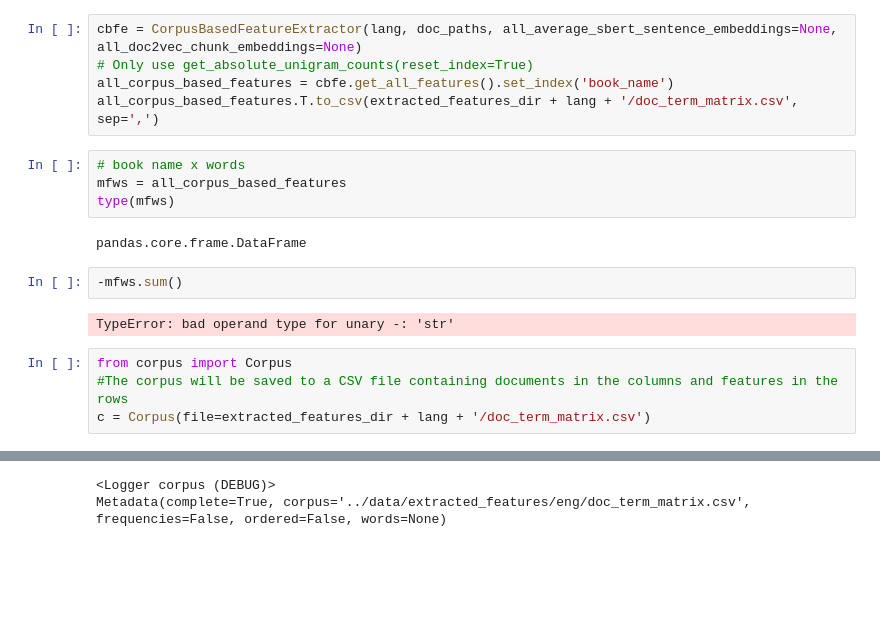
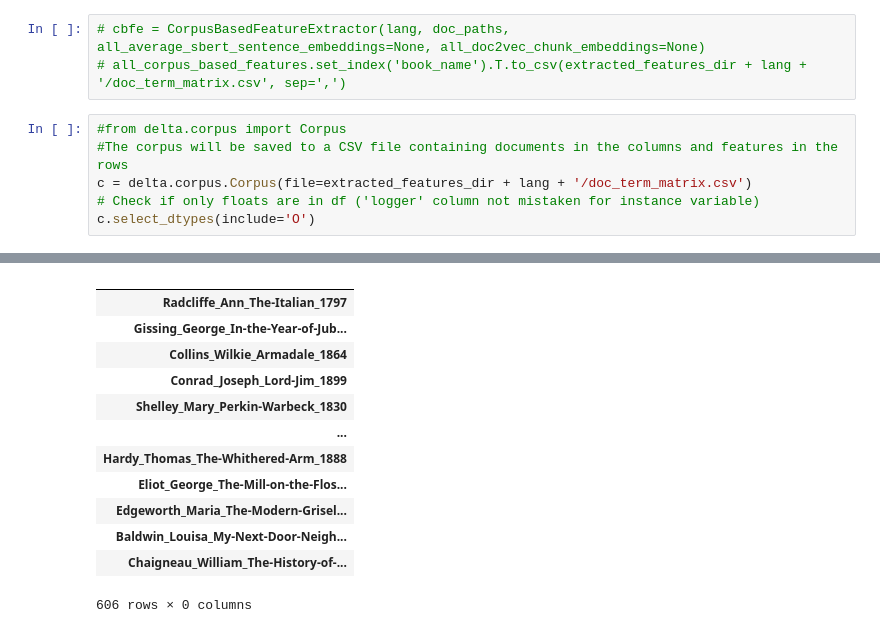
Before and after one commit to sta-a/great-unread, a Jupyter notebook: nbs/delta.ipynb, the cells around one changed output, grey strips where cells are left out. Drawn from its saved outputs; the diff is of its cells as text; blank space fills up the shorter version.

```diff
--- a/nbs/delta.ipynb
+++ b/nbs/delta.ipynb
@@ -41,20 +52,10 @@ The autoreload extension is already loaded. To reload it, use:
 # %%
-cbfe = CorpusBasedFeatureExtractor(lang, doc_paths, all_average_sbert_sentence_embeddings=None, all_doc2vec_chunk_embeddings=None)
-# Only use get_absolute_unigram_counts(reset_index=True)
-all_corpus_based_features = cbfe.get_all_features().set_index('book_name')
-all_corpus_based_features.T.to_csv(extracted_features_dir + lang + '/doc_term_matrix.csv', sep=',')
+# cbfe = CorpusBasedFeatureExtractor(lang, doc_paths, all_average_sbert_sentence_embeddings=None, all_doc2vec_chunk_embeddings=None)
+# all_corpus_based_features.set_index('book_name').T.to_csv(extracted_features_dir + lang + '/doc_term_matrix.csv', sep=',')
-# %%
-# book name x words
-mfws = all_corpus_based_features
-type(mfws)
-# %% [output]
-pandas.core.frame.DataFrame
-# %%
--mfws.sum()
-# %% [output]
-TypeError: bad operand type for unary -: 'str'
 # %%
-from corpus import Corpus
+#from delta.corpus import Corpus
 #The corpus will be saved to a CSV file containing documents in the columns and features in the rows
-c = Corpus(file=extracted_features_dir + lang + '/doc_term_matrix.csv')
+c = delta.corpus.Corpus(file=extracted_features_dir + lang + '/doc_term_matrix.csv')
+# Check if only floats are in df ('logger' column not mistaken for instance variable)
+c.select_dtypes(include='O')
 # %% [output]
@@ -63,3 +64,14 @@ WARNING:corpus:Failed to load metadata for ../data/extracted_features/eng/doc_te
+|  |
+| Radcliffe_Ann_The-Italian_1797 |
+| Gissing_George_In-the-Year-of-Jub... |
+| Collins_Wilkie_Armadale_1864 |
+| Conrad_Joseph_Lord-Jim_1899 |
+| Shelley_Mary_Perkin-Warbeck_1830 |
+| ... |
+| Hardy_Thomas_The-Whithered-Arm_1888 |
+| Eliot_George_The-Mill-on-the-Flos... |
+| Edgeworth_Maria_The-Modern-Grisel... |
+| Baldwin_Louisa_My-Next-Door-Neigh... |
+| Chaigneau_William_The-History-of-... |
-<Logger corpus (DEBUG)>
-Metadata(complete=True, corpus='../data/extracted_features/eng/doc_term_matrix.csv', frequencies=False, ordered=False, words=None)
+606 rows × 0 columns
 # %%
```
Also changed, not shown: parts of 15 cells of this notebook.
